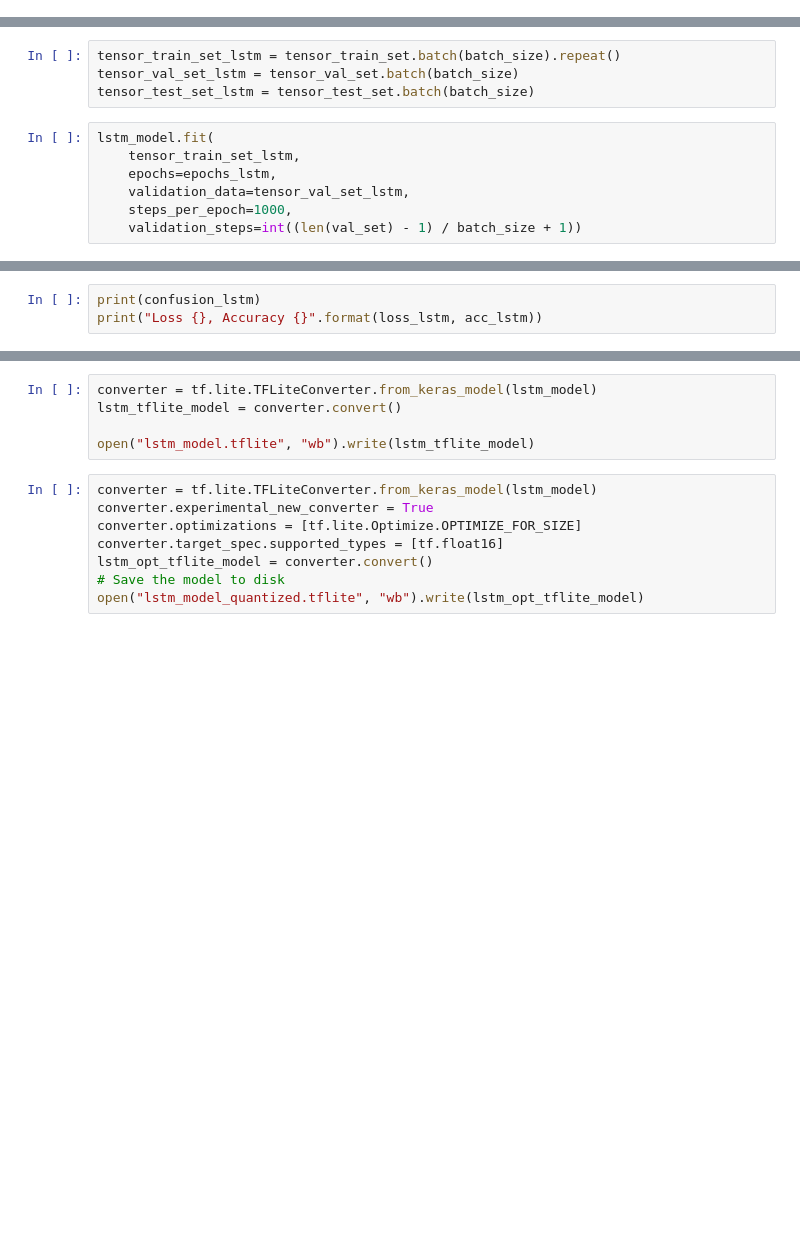
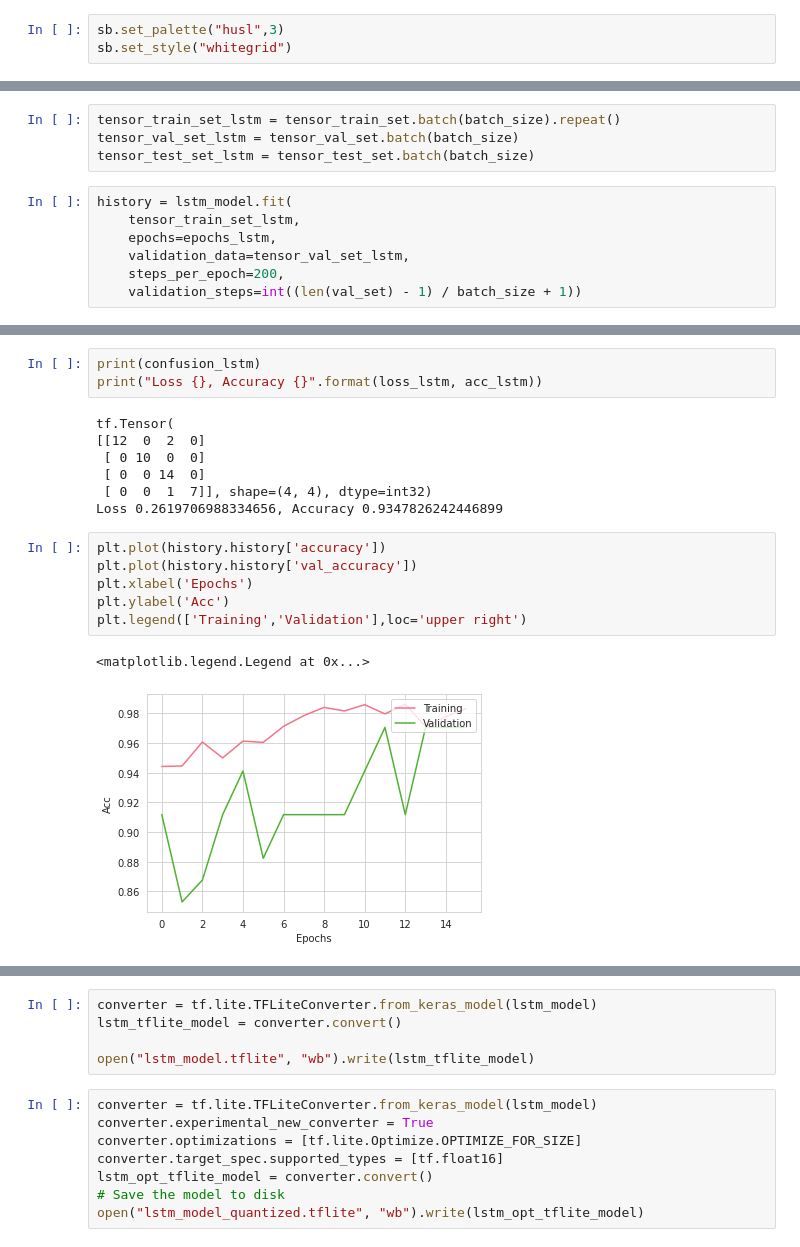
Before and after one commit to ATLTVHEAD/Atltvhead-Gesture-Recognition-Bracer, a Jupyter notebook: Jypter_Scripts/Model Training and Exporting.ipynb, the cells around one changed output, grey strips where cells are left out. Drawn from its saved outputs; the diff is of its cells as text; blank space fills up the shorter version.

```diff
--- a/Jypter_Scripts/Model Training and Exporting.ipynb
+++ b/Jypter_Scripts/Model Training and Exporting.ipynb
@@ -15,3 +17,6 @@ c:\Users\nated\Documents\Python Scripts\Atltvhead-Gesture-Recognition-Bracer\Tra
+# %%
+sb.set_palette("husl",3)
+sb.set_style("whitegrid")
 # %%
 train_set = pd.read_csv('processed_train_set.csv',converters={'acceleration': eval})
 test_set = pd.read_csv('processed_test_set.csv',converters={'acceleration': eval})
@@ -101,9 +124,9 @@ tensor_train_set_lstm = tensor_train_set.batch(batch_size).repeat()
 tensor_val_set_lstm = tensor_val_set.batch(batch_size)
 tensor_test_set_lstm = tensor_test_set.batch(batch_size)
 # %%
-lstm_model.fit(
+history = lstm_model.fit(
     tensor_train_set_lstm,
     epochs=epochs_lstm,
     validation_data=tensor_val_set_lstm,
-    steps_per_epoch=1000,
+    steps_per_epoch=200,
     validation_steps=int((len(val_set) - 1) / batch_size + 1))
@@ -117,3 +160,19 @@ confusion_lstm = tf.math.confusion_matrix(
 # %%
 print(confusion_lstm)
 print("Loss {}, Accuracy {}".format(loss_lstm, acc_lstm))
+# %% [output]
+tf.Tensor(
+[[12  0  2  0]
+ [ 0 10  0  0]
+ [ 0  0 14  0]
+ [ 0  0  1  7]], shape=(4, 4), dtype=int32)
+Loss 0.2619706988334656, Accuracy 0.9347826242446899
+# %%
+plt.plot(history.history['accuracy'])
+plt.plot(history.history['val_accuracy'])
+plt.xlabel('Epochs')
+plt.ylabel('Acc')
+plt.legend(['Training','Validation'],loc='upper right')
+# %% [output]
+<matplotlib.legend.Legend at 0x...>
+[figure, added]
```
Also changed, not shown: parts of 15 cells of this notebook, 3 other files.
